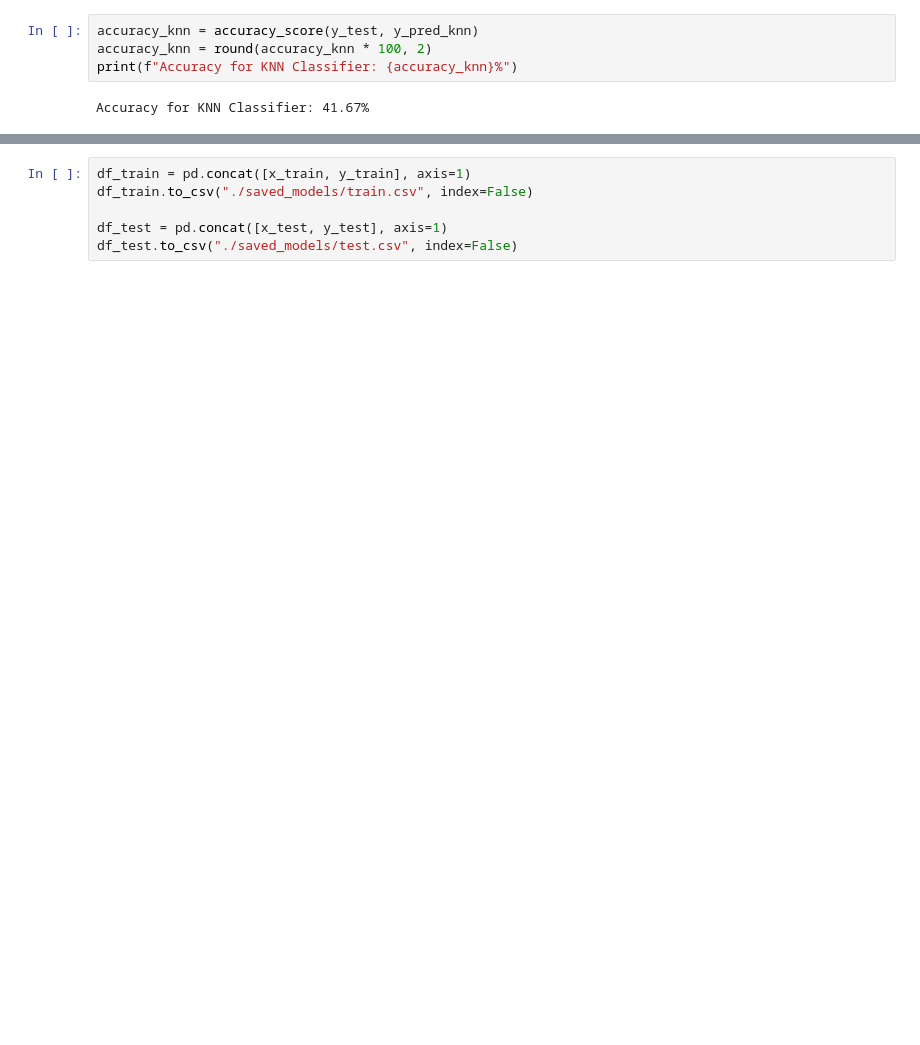
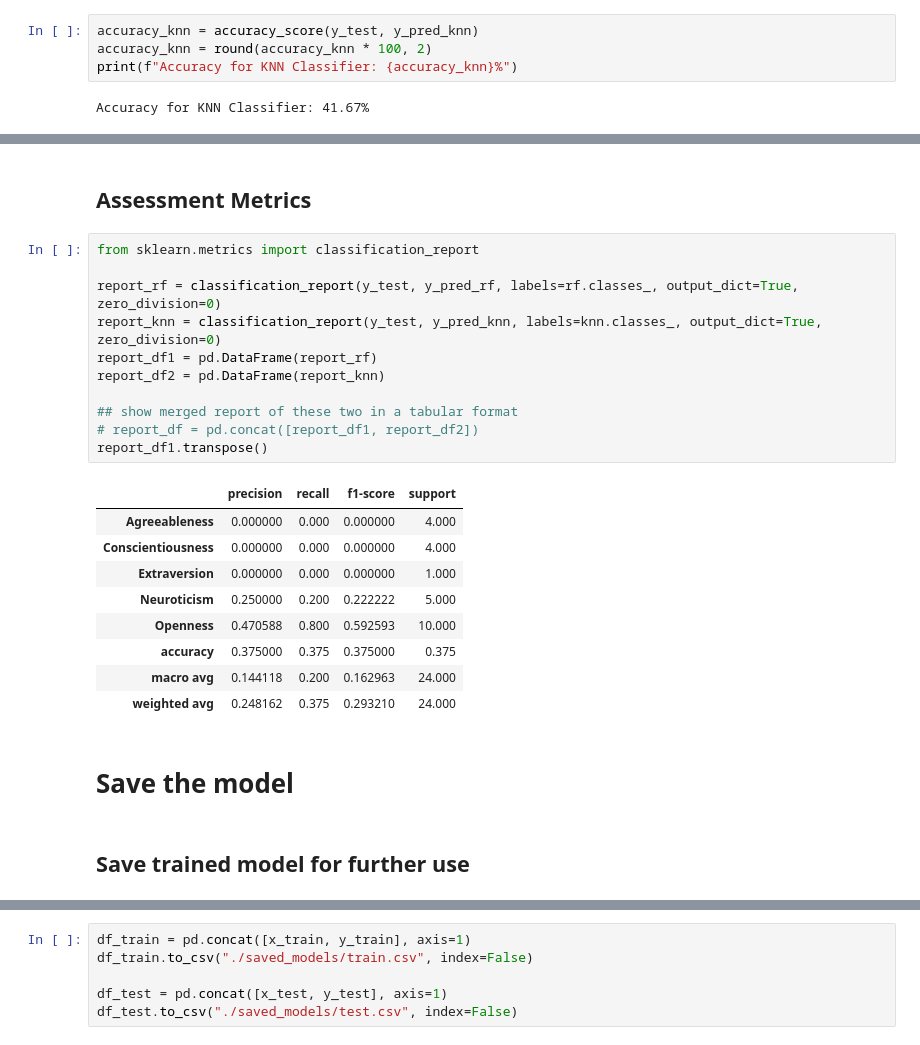
Before and after one commit to subhadip6869/Personality_Prediction, a Jupyter notebook: personality_merged.ipynb, the cells around one changed output, grey strips where cells are left out. Drawn from its saved outputs; the diff is of its cells as text; blank space fills up the shorter version.

Commit message:
added comments & assessment metric

```diff
--- a/personality_merged.ipynb
+++ b/personality_merged.ipynb
@@ -225,3 +260,30 @@ plt.show()
+# %% [markdown]
+## Assessment Metrics
+# %%
+from sklearn.metrics import classification_report
+
+report_rf = classification_report(y_test, y_pred_rf, labels=rf.classes_, output_dict=True, zero_division=0)
+report_knn = classification_report(y_test, y_pred_knn, labels=knn.classes_, output_dict=True, zero_division=0)
+report_df1 = pd.DataFrame(report_rf)
+report_df2 = pd.DataFrame(report_knn)
+
+## show merged report of these two in a tabular format
+# report_df = pd.concat([report_df1, report_df2])
+report_df1.transpose()
+# %% [output]
+|  | precision | recall | f1-score | support |
+| Agreeableness | 0.000000 | 0.000 | 0.000000 | 4.000 |
+| Conscientiousness | 0.000000 | 0.000 | 0.000000 | 4.000 |
+| Extraversion | 0.000000 | 0.000 | 0.000000 | 1.000 |
+| Neuroticism | 0.250000 | 0.200 | 0.222222 | 5.000 |
+| Openness | 0.470588 | 0.800 | 0.592593 | 10.000 |
+| accuracy | 0.375000 | 0.375 | 0.375000 | 0.375 |
+| macro avg | 0.144118 | 0.200 | 0.162963 | 24.000 |
+| weighted avg | 0.248162 | 0.375 | 0.293210 | 24.000 |
+# %% [markdown]
+# Save the model
+# %% [markdown]
+## Save trained model for further use
 # %%
 import joblib
 import os
```
Also changed, not shown: parts of 28 cells of this notebook.
